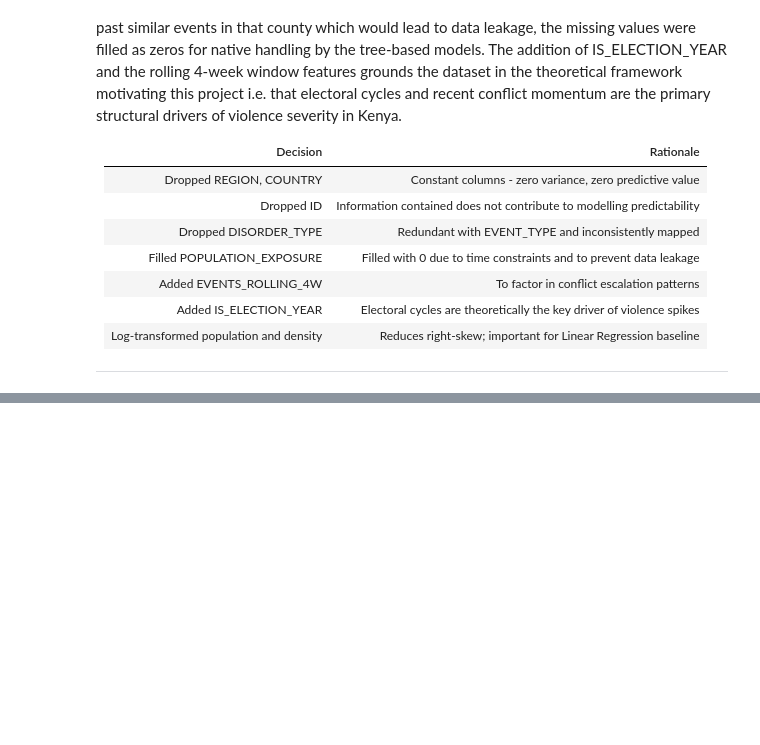
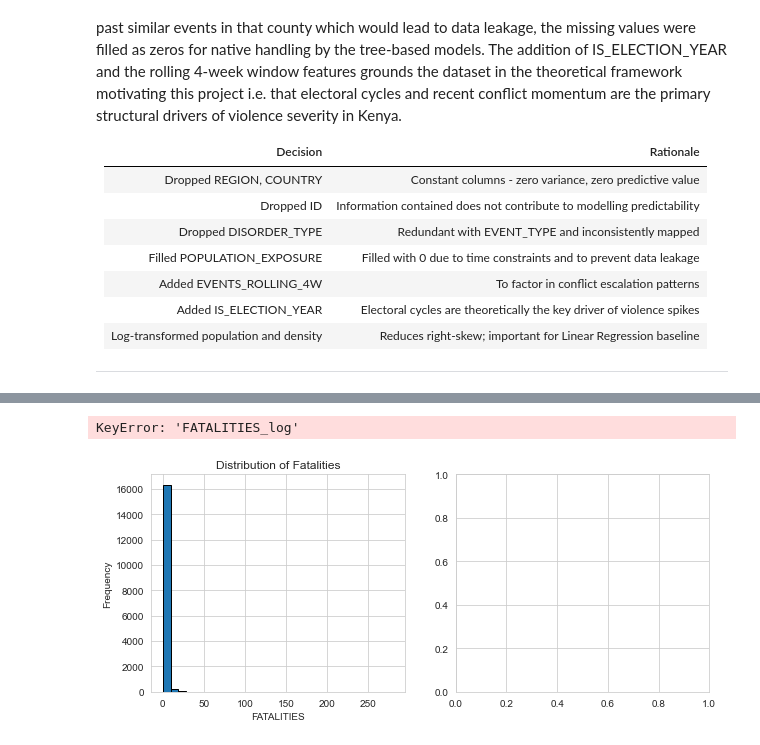
Before and after one commit to KimutaiHub/kenya-political-violence-risk-prediction, a Jupyter notebook: master_notebook.ipynb, the cells around one changed output, grey strips where cells are left out. Saved outputs shown, nothing was run; the diff lists cells and outputs as text; code cells hidden in the pictures; blank space fills up the shorter version.

```diff
--- a/master_notebook.ipynb
+++ b/master_notebook.ipynb
@@ -819,0 +893,19 @@ The most consequential decision was the treatment of POPULATION_EXPOSURE: rather
+# %%
+# Fatalities are typically highly skewed, so a log transformation makes the distribution easier to interpret.
+df['fatalities_log'] = np.log1p(df['FATALITIES'])
+
+plt.figure(figsize=(10, 4))
+plt.subplot(1, 2, 1)
+plt.hist(df['FATALITIES'], bins=30, edgecolor='black')
+plt.xlabel('FATALITIES')
+plt.ylabel('Frequency')
+plt.title('Distribution of Fatalities')
+
+plt.subplot(1, 2, 2)
+plt.hist(df['FATALITIES_log'], bins=30, edgecolor='black')
+plt.xlabel('Log(FATALITIES + 1)')
+plt.ylabel('Frequency')
+plt.title('Distribution of Log(FATALITIES + 1))')
+# %% [output]
+KeyError: 'FATALITIES_log'
+[figure, added]
```
Also changed, not shown: parts of 16 cells of this notebook.
